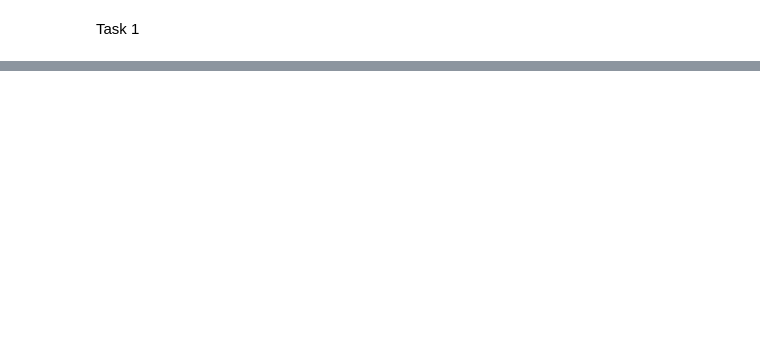
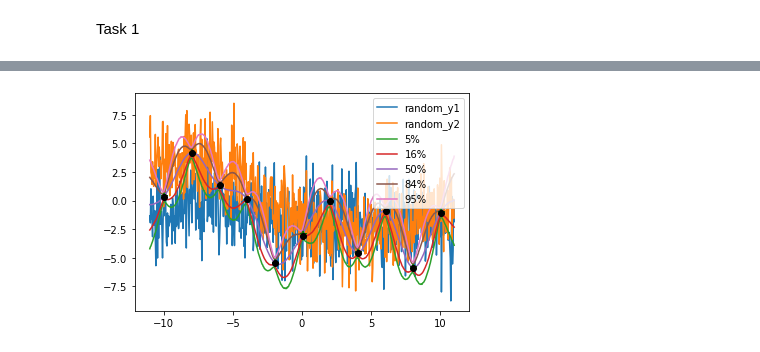
Before and after one commit to Truos/DataAnalytics, a Jupyter notebook: L06/exercise1.ipynb, the cells around one changed output, grey strips where cells are left out. Drawn from its saved outputs; the diff is of its cells as text; code cells hidden in the pictures; blank space fills up the shorter version.

```diff
--- a/L06/exercise1.ipynb
+++ b/L06/exercise1.ipynb
@@ -250,0 +133,11 @@ INFO:cmdstanpy:CmdStan done processing.
+# %%
+data2=dict(
+    N_obs=len(x_obs),
+    x_obs=x_obs,
+    y_obs=y_obs,
+)
+# %%
+result2 = model2.optimize(data=data2, seed=5838298)
+optimized_rho=(result2.stan_variable('rho'))
+optimized_alpha=(result2.stan_variable('alpha'))
+optimized_sigma=(result2.stan_variable('sigma'))
@@ -250,0 +147,13 @@ INFO:cmdstanpy:CmdStan done processing.
+# %%
+data3=dict(
+    N_predict=len(x_predict),
+    x_predict=x_predict,
+    N_obs=len(y_obs),
+    y_obs=y_obs,
+    observed_idx=observed_idx,
+    rho=optimized_rho,
+    alpha=optimized_alpha,
+    sigma=optimized_sigma
+)
+# %%
+result3 = model.sample(data=data3, chains = 4)
@@ -250,0 +196,16 @@ INFO:cmdstanpy:CmdStan done processing.
+# %%
+med_prob_ppc3 = np.percentile(result3.stan_variable('y_predict'),[5,16,50,84,95],axis=0)
+plt.plot(x_predict,result.stan_variable('y_predict')[100])
+plt.plot(x_predict,result.stan_variable('y_predict')[200])
+plt.plot(x_predict,med_prob_ppc3[0])
+plt.plot(x_predict,med_prob_ppc3[1])
+plt.plot(x_predict,med_prob_ppc3[2])
+plt.plot(x_predict,med_prob_ppc3[3])
+plt.plot(x_predict,med_prob_ppc3[4])
+labels= ["random_y1","random_y2", "5%", "16%", "50%", "84%", "95%"]
+plt.legend(labels)
+plt.scatter(x_predict[observed_idx], y_obs, color='black', zorder=5)
+plt.errorbar(x_predict[observed_idx], med_prob_ppc3[2][observed_idx], (med_prob_ppc3[2]-med_prob_ppc3[1])[observed_idx],fmt='*', color='green')
+plt.show()
+# %% [output]
+[figure, added]
```
Also changed, not shown: parts of 16 cells of this notebook, 3 other files.
